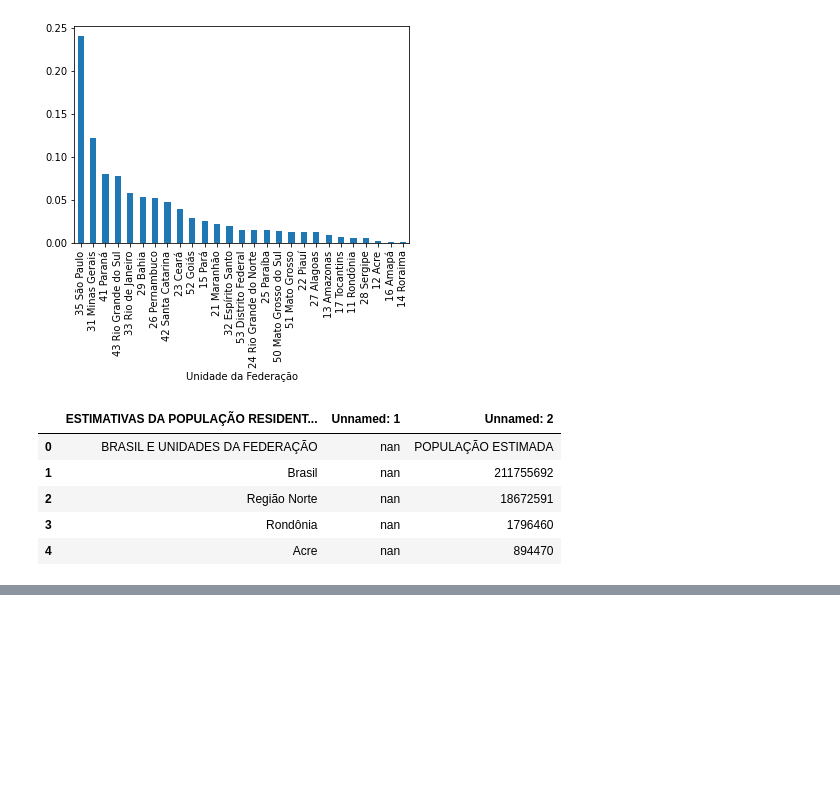
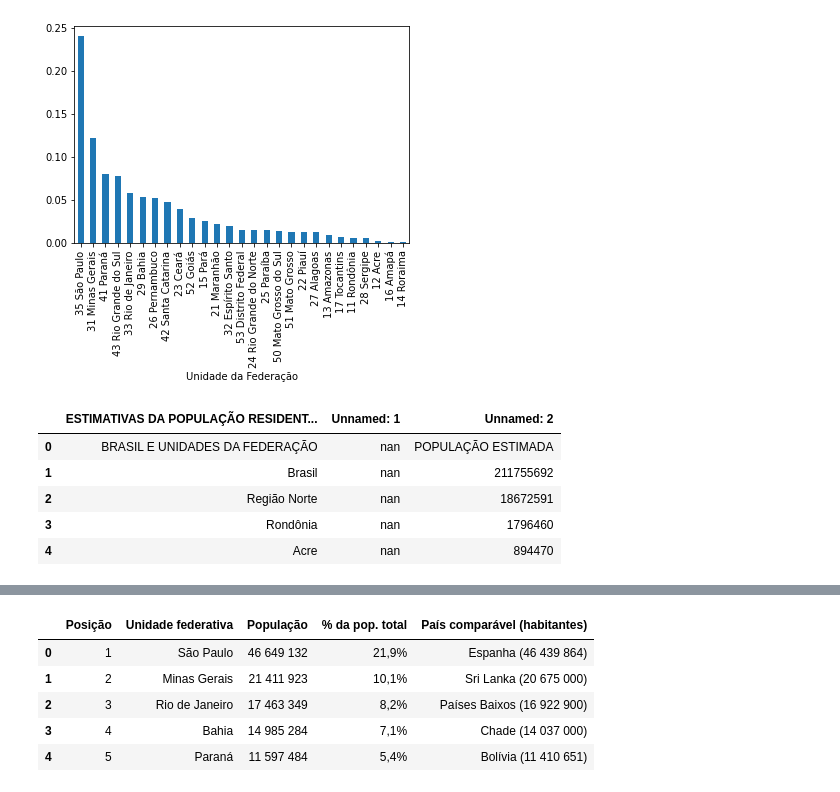
Before and after one commit to ricardosaj/Bootcamp-Data-Science-Alura, a Jupyter notebook: Aula02_Tratamento,_exploração_e_visualização_de_dados.ipynb, the cells around one changed output, grey strips where cells are left out. Cells and saved outputs as stored; diff of their text form; code cells hidden in the pictures; blank space fills up the shorter version.

```diff
--- a/Aula02_Tratamento,_exploração_e_visualização_de_dados.ipynb
+++ b/Aula02_Tratamento,_exploração_e_visualização_de_dados.ipynb
@@ -700,0 +668,11 @@ AttributeError: ignored
+# %%
+tab_html = pd.read_html('https://pt.wikipedia.org/wiki/Lista_de_unidades_federativas_do_Brasil_por_popula%C3%A7%C3%A3o')
+tab_html = tab_html[0]
+tab_html.head()
+# %% [output]
+|  | Posição | Unidade federativa | População | % da pop. total | País comparável (habitantes) |
+| 0 | 1 | São Paulo | 46 649 132 | 21,9% | Espanha (46 439 864) |
+| 1 | 2 | Minas Gerais | 21 411 923 | 10,1% | Sri Lanka (20 675 000) |
+| 2 | 3 | Rio de Janeiro | 17 463 349 | 8,2% | Países Baixos (16 922 900) |
+| 3 | 4 | Bahia | 14 985 284 | 7,1% | Chade (14 037 000) |
+| 4 | 5 | Paraná | 11 597 484 | 5,4% | Bolívia (11 410 651) |
```
Also changed, not shown: parts of 10 cells of this notebook.
